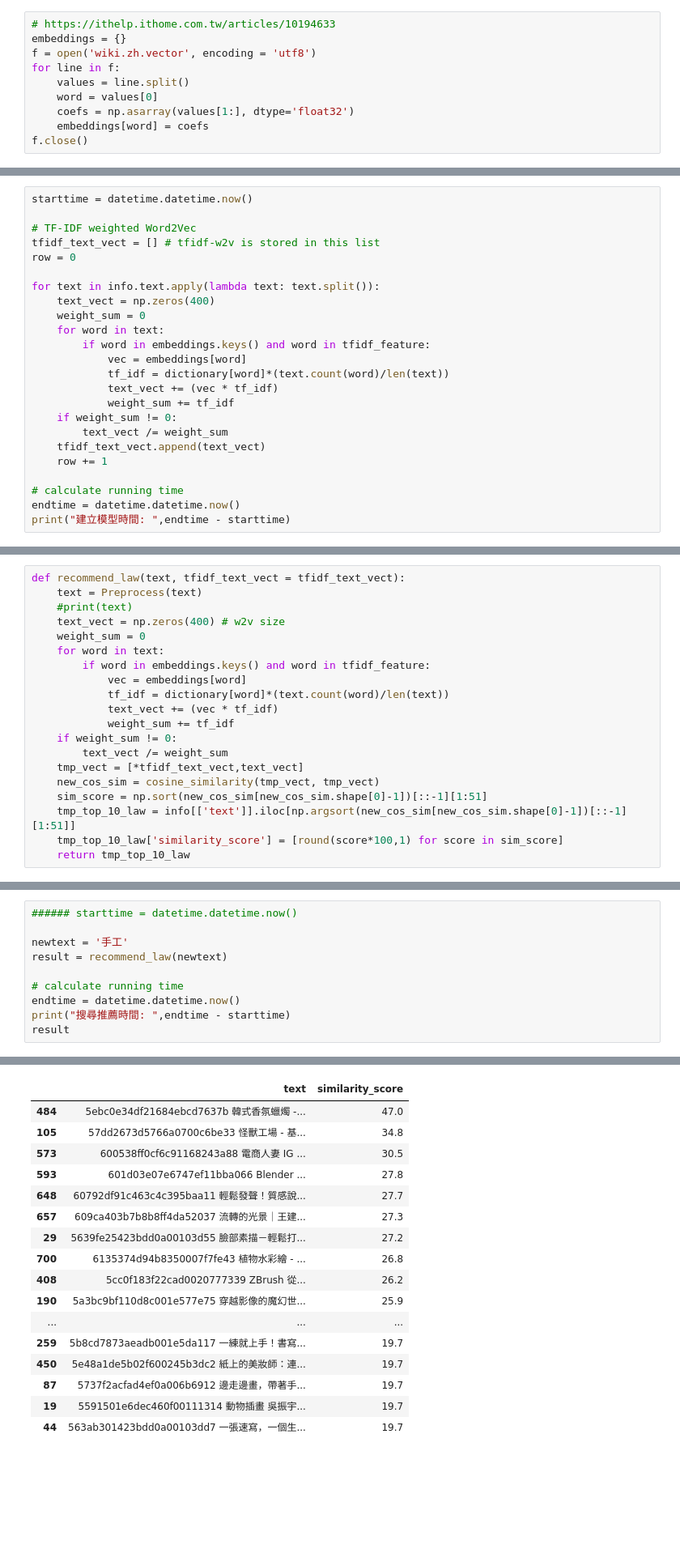
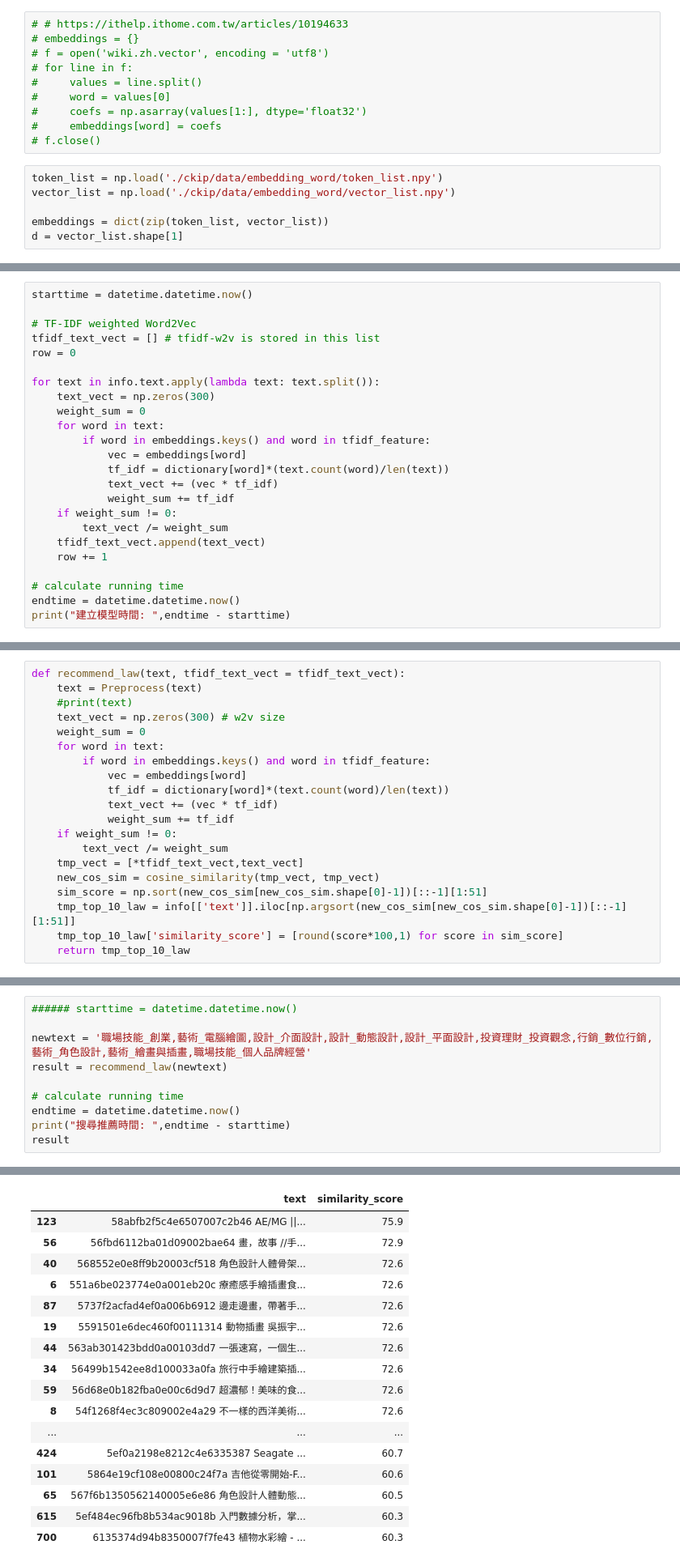
Before and after one commit to ianyang66/ADLFinal, a Jupyter notebook: possible_solution/tfidf_with_Pretrained_WordsEmbedding.ipynb.ipynb, the cells around one changed output, grey strips where cells are left out. Shown: that part at 81% size. Saved outputs shown, nothing was run; the diff lists cells and outputs as text; blank space fills up the shorter version.

```diff
--- a/possible_solution/tfidf_with_Pretrained_WordsEmbedding.ipynb.ipynb
+++ b/possible_solution/tfidf_with_Pretrained_WordsEmbedding.ipynb.ipynb
@@ -46,15 +46,21 @@ df = pd.read_csv('../data/courses.csv').fillna('')
 維基百科2014（總詞彙數：655K，400維詞向量，下載大小為2.5G）<br>
 來源：[元智大學自然語言處理實驗室](http://nlp.innobic.yzu.edu.tw/demo/word-embedding.html)
 # %%
-# https://ithelp.ithome.com.tw/articles/10194633
-embeddings = {}
-f = open('wiki.zh.vector', encoding = 'utf8')
-for line in f:
-    values = line.split()
-    word = values[0]
-    coefs = np.asarray(values[1:], dtype='float32')
-    embeddings[word] = coefs
-f.close()
+# # https://ithelp.ithome.com.tw/articles/10194633
+# embeddings = {}
+# f = open('wiki.zh.vector', encoding = 'utf8')
+# for line in f:
+#     values = line.split()
+#     word = values[0]
+#     coefs = np.asarray(values[1:], dtype='float32')
+#     embeddings[word] = coefs
+# f.close()
+# %%
+token_list = np.load('./ckip/data/embedding_word/token_list.npy')
+vector_list = np.load('./ckip/data/embedding_word/vector_list.npy')
+
+embeddings = dict(zip(token_list, vector_list))
+d = vector_list.shape[1]
 # %%
 course_df_original = pd.read_csv('../data/courses.csv').fillna('')
 course_df = course_df_original.drop(['course_id', 'teacher_id', 'course_published_at_local', 'course_published_at_local', 'course_price'], axis=1)
@@ -116,7 +126,7 @@ tfidf_text_vect = [] # tfidf-w2v is stored in this list
 row = 0
 
 for text in info.text.apply(lambda text: text.split()):
-    text_vect = np.zeros(400)
+    text_vect = np.zeros(300)
     weight_sum = 0
     for word in text:
         if word in embeddings.keys() and word in tfidf_feature:
@@ -141,7 +151,7 @@ print("建立模型時間: ",endtime - starttime)
 def recommend_law(text, tfidf_text_vect = tfidf_text_vect):
     text = Preprocess(text)
     #print(text)
-    text_vect = np.zeros(400) # w2v size
+    text_vect = np.zeros(300) # w2v size
     weight_sum = 0
     for word in text:
         if word in embeddings.keys() and word in tfidf_feature:
@@ -166,7 +176,7 @@ def recommend_law(text, tfidf_text_vect = tfidf_text_vect):
 # %%
 ###### starttime = datetime.datetime.now()
 
-newtext = '手工'
+newtext = '職場技能_創業,藝術_電腦繪圖,設計_介面設計,設計_動態設計,設計_平面設計,投資理財_投資觀念,行銷_數位行銷,藝術_角色設計,藝術_繪畫與插畫,職場技能_個人品牌經營'
 result = recommend_law(newtext)
 
 # calculate running time
@@ -178,19 +188,19 @@ result
 |  | text | similarity_score |
-| 484 | 5ebc0e34df21684ebcd7637b 韓式香氛蠟燭 -... | 47.0 |
-| 105 | 57dd2673d5766a0700c6be33 怪獸工場 - 基... | 34.8 |
-| 573 | 600538ff0cf6c91168243a88 電商人妻 IG ... | 30.5 |
-| 593 | 601d03e07e6747ef11bba066 Blender ... | 27.8 |
-| 648 | 60792df91c463c4c395baa11 輕鬆發聲！質感說... | 27.7 |
-| 657 | 609ca403b7b8b8ff4da52037 流轉的光景｜王建... | 27.3 |
-| 29 | 5639fe25423bdd0a00103d55 臉部素描－輕鬆打... | 27.2 |
-| 700 | 6135374d94b8350007f7fe43 植物水彩繪 - ... | 26.8 |
-| 408 | 5cc0f183f22cad0020777339 ZBrush 從... | 26.2 |
-| 190 | 5a3bc9bf110d8c001e577e75 穿越影像的魔幻世... | 25.9 |
+| 123 | 58abfb2f5c4e6507007c2b46 AE/MG ||... | 75.9 |
+| 56 | 56fbd6112ba01d09002bae64 畫，故事 //手... | 72.9 |
+| 40 | 568552e0e8ff9b20003cf518 角色設計人體骨架... | 72.6 |
+| 6 | 551a6be023774e0a001eb20c 療癒感手繪插畫食... | 72.6 |
+| 87 | 5737f2acfad4ef0a006b6912 邊走邊畫，帶著手... | 72.6 |
+| 19 | 5591501e6dec460f00111314 動物插畫 吳振宇... | 72.6 |
+| 44 | 563ab301423bdd0a00103dd7 一張速寫，一個生... | 72.6 |
+| 34 | 56499b1542ee8d100033a0fa 旅行中手繪建築插... | 72.6 |
+| 59 | 56d68e0b182fba0e00c6d9d7 超濃郁！美味的食... | 72.6 |
+| 8 | 54f1268f4ec3c809002e4a29 不一樣的西洋美術... | 72.6 |
 | ... | ... | ... |
-| 259 | 5b8cd7873aeadb001e5da117 一練就上手！書寫... | 19.7 |
-| 450 | 5e48a1de5b02f600245b3dc2 紙上的美妝師：連... | 19.7 |
-| 87 | 5737f2acfad4ef0a006b6912 邊走邊畫，帶著手... | 19.7 |
-| 19 | 5591501e6dec460f00111314 動物插畫 吳振宇... | 19.7 |
-| 44 | 563ab301423bdd0a00103dd7 一張速寫，一個生... | 19.7 |
+| 424 | 5ef0a2198e8212c4e6335387 Seagate ... | 60.7 |
+| 101 | 5864e19cf108e00800c24f7a 吉他從零開始-F... | 60.6 |
+| 65 | 567f6b1350562140005e6e86 角色設計人體動態... | 60.5 |
+| 615 | 5ef484ec96fb8b534ac9018b 入門數據分析，掌... | 60.3 |
+| 700 | 6135374d94b8350007f7fe43 植物水彩繪 - ... | 60.3 |
 # %%
 users = pd.read_csv('../data/users.csv').fillna('')
```
Also changed, not shown: parts of 8 cells of this notebook.
